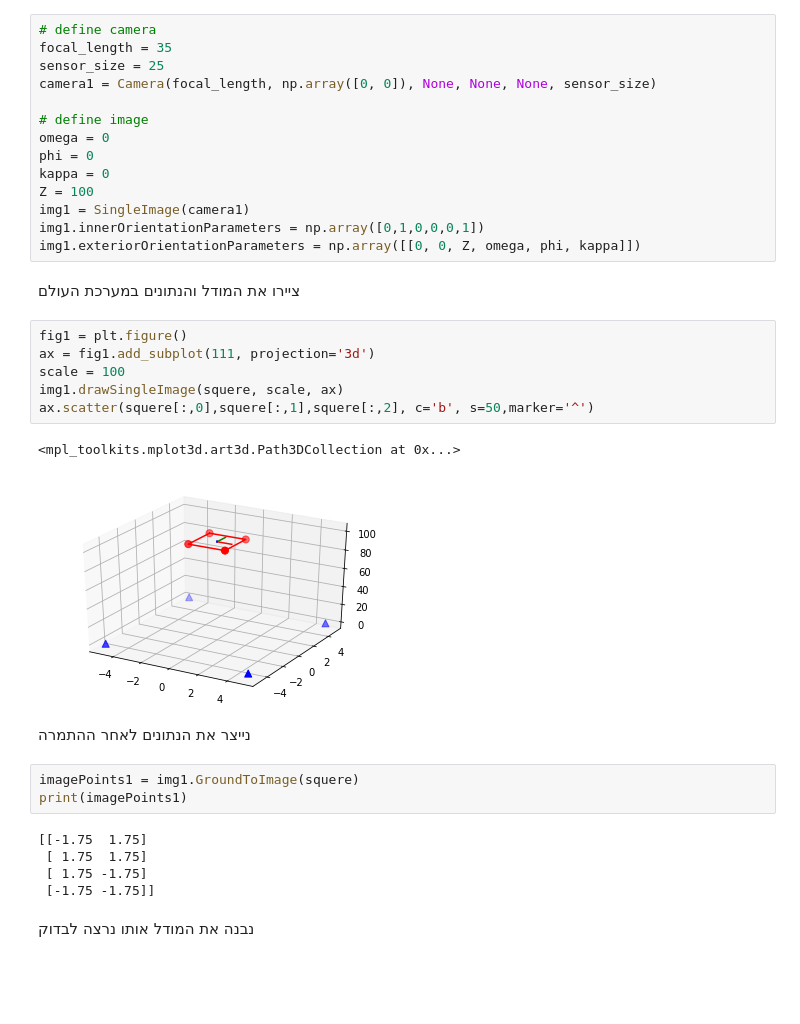
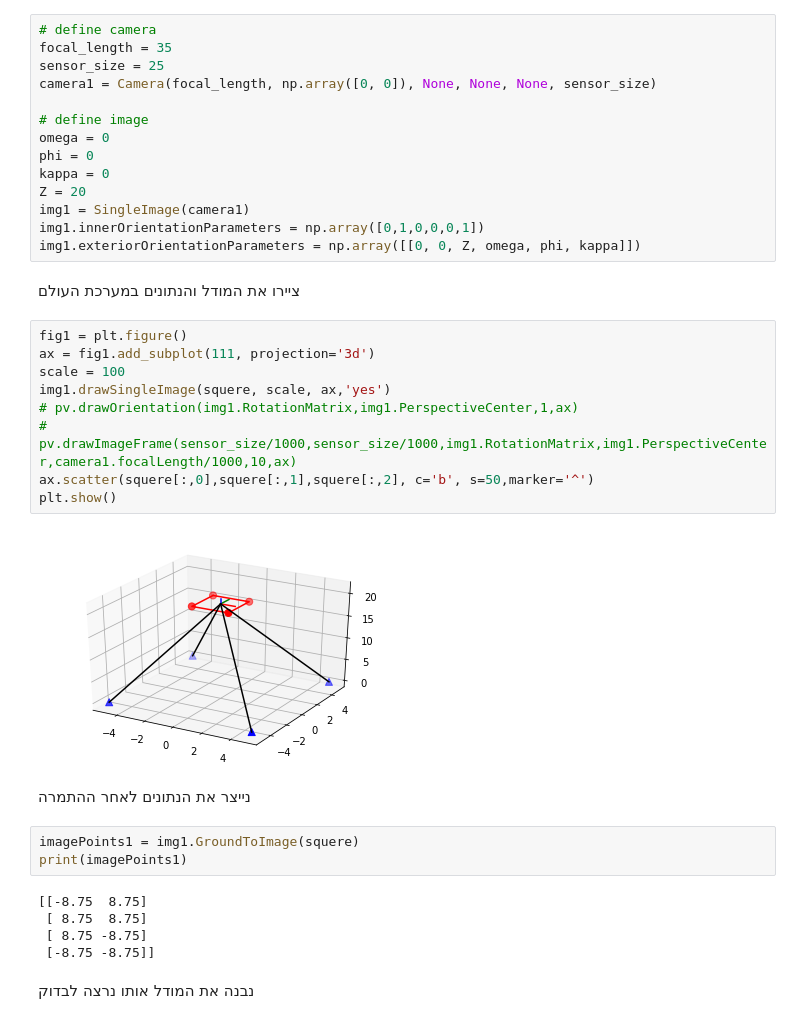
Before and after one commit to orenltr/Photo2, a Jupyter notebook: lab2.ipynb, the cells around one changed output. Saved outputs shown, nothing was run; the diff lists cells and outputs as text; blank space fills up the shorter version.

```diff
--- a/lab2.ipynb
+++ b/lab2.ipynb
@@ -57,7 +57,7 @@ camera1 = Camera(focal_length, np.array([0, 0]), None, None, None, sensor_size)
 omega = 0
 phi = 0
 kappa = 0
-Z = 100
+Z = 20
 img1 = SingleImage(camera1)
 img1.innerOrientationParameters = np.array([0,1,0,0,0,1])
 img1.exteriorOrientationParameters = np.array([[0, 0, Z, omega, phi, kappa]])
@@ -66,22 +66,24 @@ img1.exteriorOrientationParameters = np.array([[0, 0, Z, omega, phi, kappa]])
 # %%
 fig1 = plt.figure()
 ax = fig1.add_subplot(111, projection='3d')
 scale = 100
-img1.drawSingleImage(squere, scale, ax)
+img1.drawSingleImage(squere, scale, ax,'yes')
+# pv.drawOrientation(img1.RotationMatrix,img1.PerspectiveCenter,1,ax)
+# pv.drawImageFrame(sensor_size/1000,sensor_size/1000,img1.RotationMatrix,img1.PerspectiveCenter,camera1.focalLength/1000,10,ax)
 ax.scatter(squere[:,0],squere[:,1],squere[:,2], c='b', s=50,marker='^')
+plt.show()
 # %% [output]
-<mpl_toolkits.mplot3d.art3d.Path3DCollection at 0x...>
-[figure, old version]
+[figure, new version]
 # %% [markdown]
 נייצר את הנתונים לאחר ההתמרה
 # %%
 imagePoints1 = img1.GroundToImage(squere)
 print(imagePoints1)
 # %% [output]
-[[-1.75  1.75]
- [ 1.75  1.75]
- [ 1.75 -1.75]
- [-1.75 -1.75]]
+[[-8.75  8.75]
+ [ 8.75  8.75]
+ [ 8.75 -8.75]
+ [-8.75 -8.75]]
 # %% [markdown]
 נבנה את המודל אותו נרצה לבדוק
 # %% [markdown]
```
Also changed, not shown: parts of 16 cells of this notebook.
